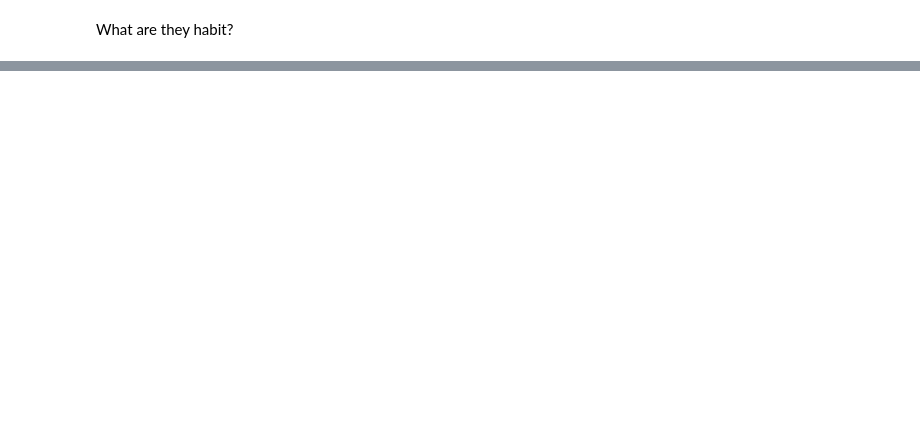
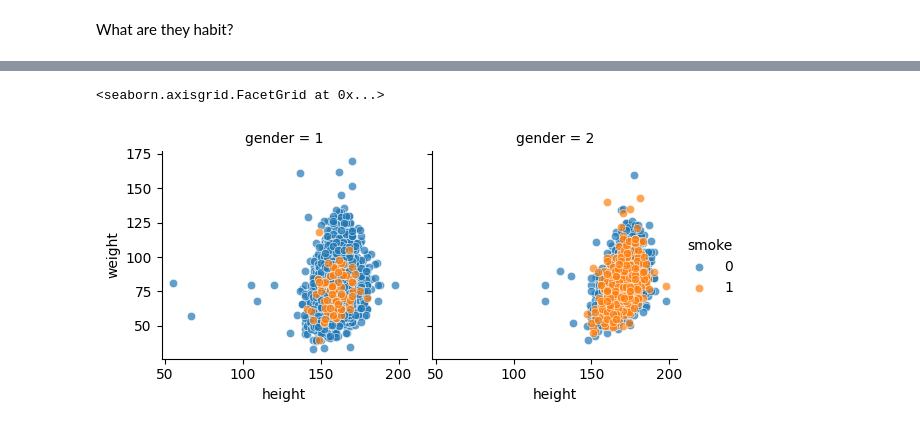
Before and after one commit to jeffatgithub/ntuchealth, a Jupyter notebook: analysis.ipynb, the cells around one changed output, grey strips where cells are left out. Cells and saved outputs as stored; diff of their text form; code cells hidden in the pictures; blank space fills up the shorter version.

```diff
--- a/analysis.ipynb
+++ b/analysis.ipynb
@@ -79,0 +134,9 @@ plt.show()
+# %%
+#sns.jointplot(x=data_30_df['height'], y=data_30_df['weight'], data=data_30_df, kind='scatter')
+graph = sns.FacetGrid(data_30_df, col='gender', hue='smoke')
+graph.map(sns.scatterplot, 'height', 'weight', alpha=0.7)
+
+graph.add_legend()
+# %% [output]
+<seaborn.axisgrid.FacetGrid at 0x...>
+[figure, added]
```
Also changed, not shown: parts of 5 cells of this notebook, 1 other file.
